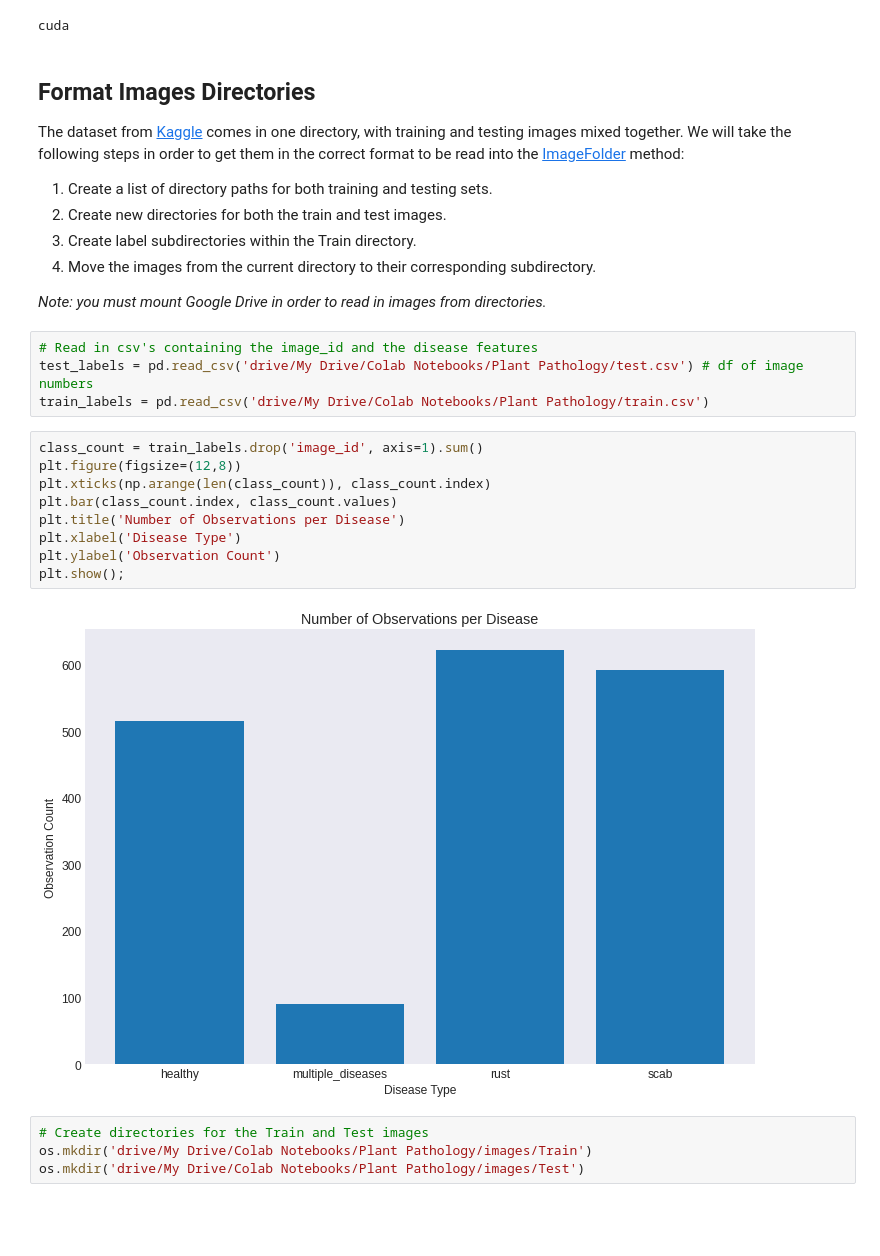
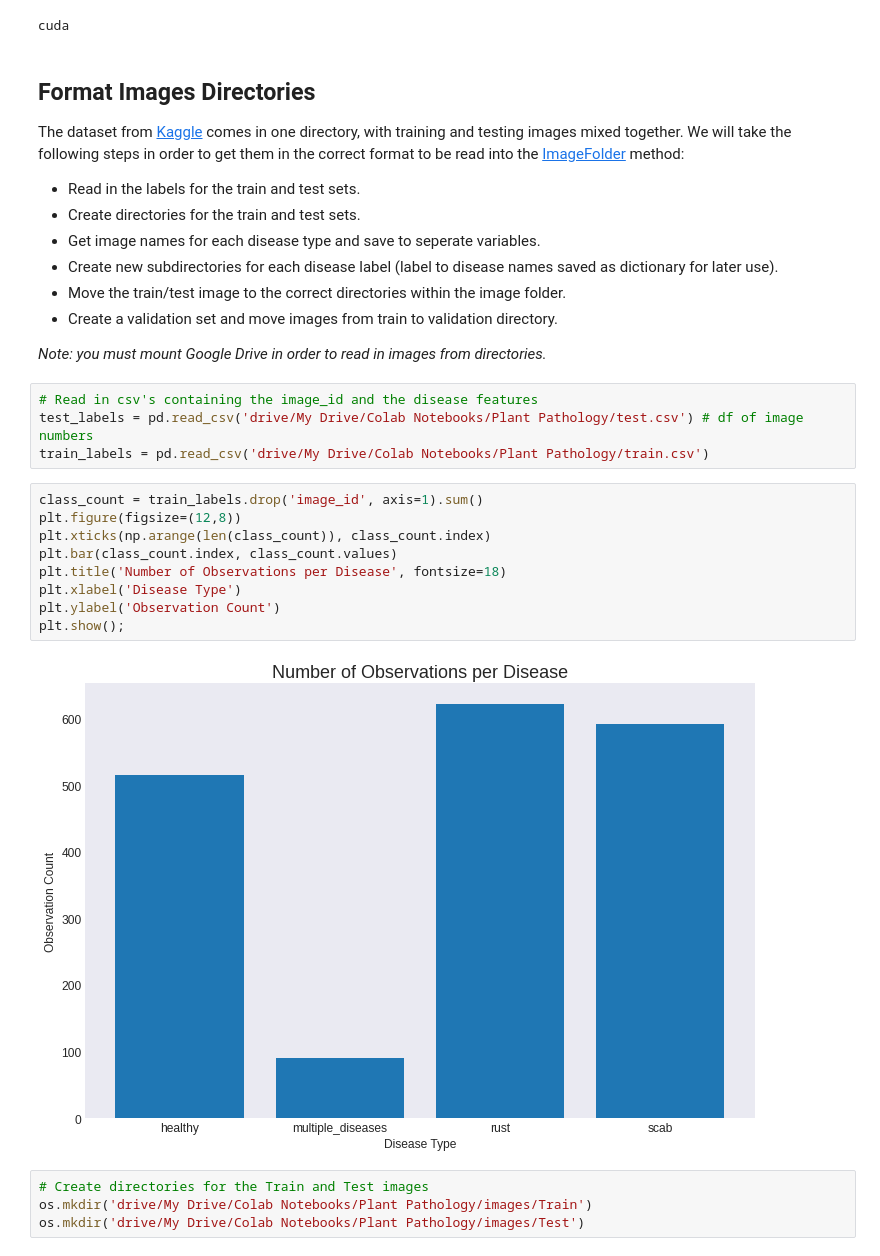
Before and after one commit to dhelms1/plant_pathology, a Jupyter notebook: plant_pathology.ipynb, the cells around one changed output. Saved outputs shown, nothing was run; the diff lists cells and outputs as text; blank space fills up the shorter version.

```diff
--- a/plant_pathology.ipynb
+++ b/plant_pathology.ipynb
@@ -53,11 +53,12 @@ cuda
 
 The dataset from [Kaggle](https://www.kaggle.com/c/plant-pathology-2020-fgvc7/data) comes in one directory, with training and testing images mixed together. We will take the following steps in order to get them in the correct format to be read into the [ImageFolder](https://pytorch.org/docs/stable/torchvision/datasets.html#imagefolder) method:
 
-1) Create a list of directory paths for both training and testing sets.
-2) Create new directories for both the train and test images.
-3) Create label subdirectories within the Train directory.
-4) Move the images from the current directory to their corresponding subdirectory.
-
+- Read in the labels for the train and test sets.
+- Create directories for the train and test sets.
+- Get image names for each disease type and save to seperate variables.
+- Create new subdirectories for each disease label (label to disease names saved as dictionary for later use).
+- Move the train/test image to the correct directories within the image folder.
+- Create a validation set and move images from train to validation directory.
 
 *Note: you must mount Google Drive in order to read in images from directories.*
 # %%
@@ -67,14 +68,14 @@ train_labels = pd.read_csv('drive/My Drive/Colab Notebooks/Plant Pathology/train
 # %%
 class_count = train_labels.drop('image_id', axis=1).sum()
 plt.figure(figsize=(12,8))
 plt.xticks(np.arange(len(class_count)), class_count.index)
 plt.bar(class_count.index, class_count.values)
-plt.title('Number of Observations per Disease')
+plt.title('Number of Observations per Disease', fontsize=18)
 plt.xlabel('Disease Type')
 plt.ylabel('Observation Count')
 plt.show();
 # %% [output]
-[figure, old version]
+[figure, new version]
 # %%
 # Create directories for the Train and Test images
 os.mkdir('drive/My Drive/Colab Notebooks/Plant Pathology/images/Train')
```
Also changed, not shown: parts of 10 cells of this notebook.
